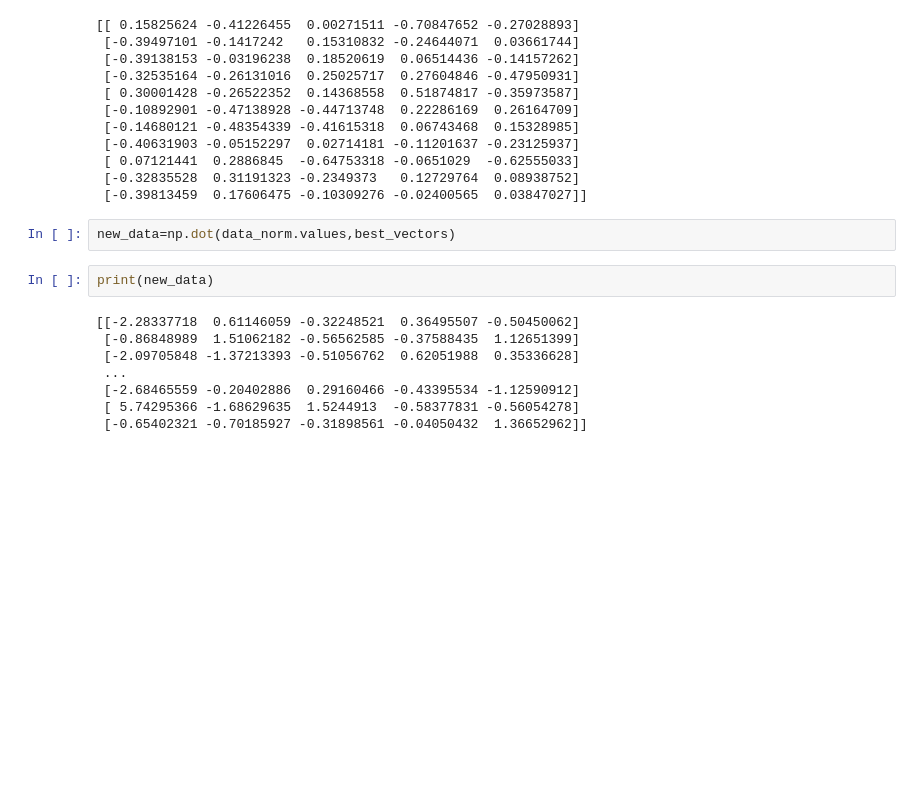
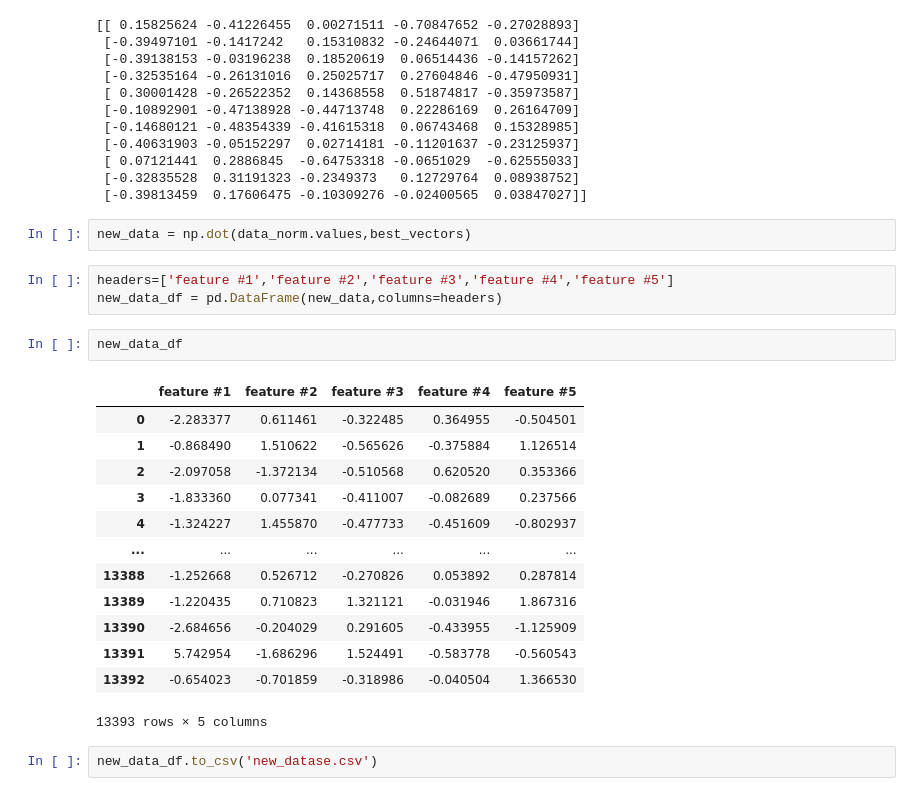
Before and after one commit to tahatalat95/principal_component_analysis, a Jupyter notebook: python_code/PCA_imp.ipynb, the cells around one changed output. Saved outputs shown, nothing was run; the diff lists cells and outputs as text; blank space fills up the shorter version.

Commit message:
code version and edited dataset

```diff
--- a/python_code/PCA_imp.ipynb
+++ b/python_code/PCA_imp.ipynb
@@ -153,14 +149,25 @@ print(best_vectors)
  [-0.32835528  0.31191323 -0.2349373   0.12729764  0.08938752]
  [-0.39813459  0.17606475 -0.10309276 -0.02400565  0.03847027]]
 # %%
-new_data=np.dot(data_norm.values,best_vectors)
+new_data = np.dot(data_norm.values,best_vectors)
-# %%
-print(new_data)
-# %% [output]
-[[-2.28337718  0.61146059 -0.32248521  0.36495507 -0.50450062]
- [-0.86848989  1.51062182 -0.56562585 -0.37588435  1.12651399]
- [-2.09705848 -1.37213393 -0.51056762  0.62051988  0.35336628]
- ...
- [-2.68465559 -0.20402886  0.29160466 -0.43395534 -1.12590912]
- [ 5.74295366 -1.68629635  1.5244913  -0.58377831 -0.56054278]
- [-0.65402321 -0.70185927 -0.31898561 -0.04050432  1.36652962]]
+# %%
+headers=['feature #1','feature #2','feature #3','feature #4','feature #5']
+new_data_df = pd.DataFrame(new_data,columns=headers)
+# %%
+new_data_df
+# %% [output]
+|  | feature #1 | feature #2 | feature #3 | feature #4 | feature #5 |
+| 0 | -2.283377 | 0.611461 | -0.322485 | 0.364955 | -0.504501 |
+| 1 | -0.868490 | 1.510622 | -0.565626 | -0.375884 | 1.126514 |
+| 2 | -2.097058 | -1.372134 | -0.510568 | 0.620520 | 0.353366 |
+| 3 | -1.833360 | 0.077341 | -0.411007 | -0.082689 | 0.237566 |
+| 4 | -1.324227 | 1.455870 | -0.477733 | -0.451609 | -0.802937 |
+| ... | ... | ... | ... | ... | ... |
+| 13388 | -1.252668 | 0.526712 | -0.270826 | 0.053892 | 0.287814 |
+| 13389 | -1.220435 | 0.710823 | 1.321121 | -0.031946 | 1.867316 |
+| 13390 | -2.684656 | -0.204029 | 0.291605 | -0.433955 | -1.125909 |
+| 13391 | 5.742954 | -1.686296 | 1.524491 | -0.583778 | -0.560543 |
+| 13392 | -0.654023 | -0.701859 | -0.318986 | -0.040504 | 1.366530 |
+13393 rows × 5 columns
+# %%
+new_data_df.to_csv('new_datase.csv')
```
Also changed, not shown: parts of 4 cells of this notebook, 2 other files.
